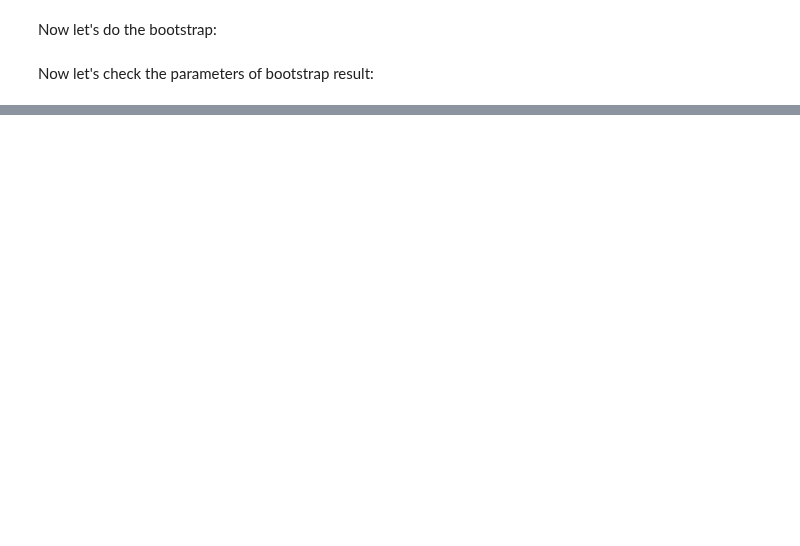
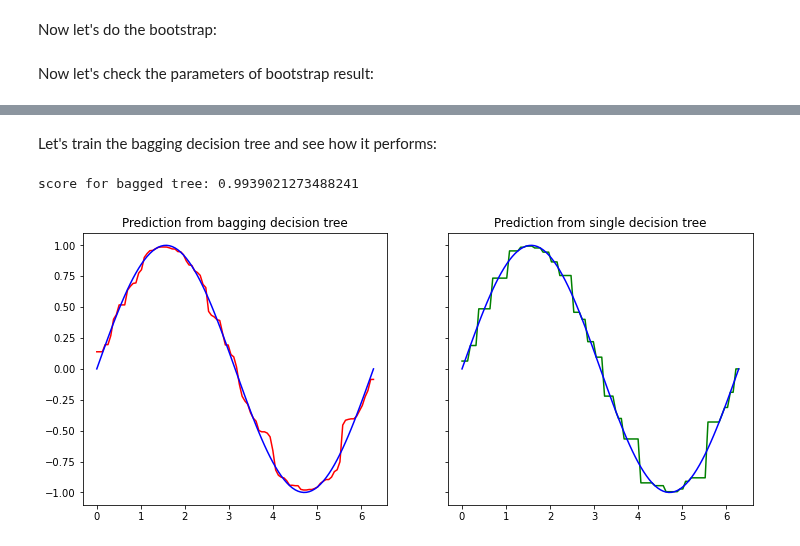
Before and after one commit to johnklee/ml_articles, a Jupyter notebook: udemy/EnsembleMachineLearningInPython/Section3_BootstrapAndBagging.ipynb, the cells around one changed output, grey strips where cells are left out. Drawn from its saved outputs; the diff is of its cells as text; code cells hidden in the pictures; blank space fills up the shorter version.

```diff
--- a/udemy/EnsembleMachineLearningInPython/Section3_BootstrapAndBagging.ipynb
+++ b/udemy/EnsembleMachineLearningInPython/Section3_BootstrapAndBagging.ipynb
@@ -135,0 +209,26 @@ def predict(X):
+# %% [markdown]
+Let's train the bagging decision tree and see how it performs:
+# %%
+plt.rcParams["figure.figsize"] = (12,5)
+fig, axs = plt.subplots(1, 2, sharex=True, sharey=True)
+
+model = BaggedTreeRegressor(200)
+model.fit(Xtrain, Ytrain)
+print("score for bagged tree:", model.score(x_axis.reshape(T, 1), y_axis))
+bd_prediction = model.predict(x_axis.reshape(T, 1))
+
+# plot the bagged regressor's predictions
+ax = axs[0]
+ax.plot(x_axis, bd_prediction, color='r')
+ax.plot(x_axis, y_axis, color='b')
+ax.set_title('Prediction from bagging decision tree')
+
+ax = axs[1]
+ax.plot(x_axis, dtr_prediction, color='g')
+ax.plot(x_axis, y_axis, color='b')
+ax.set_title('Prediction from single decision tree')
+
+plt.show()
+# %% [output]
+score for bagged tree: 0.9939021273488241
+[figure, added]
```
Also changed, not shown: parts of 18 cells of this notebook, 6 other files.
